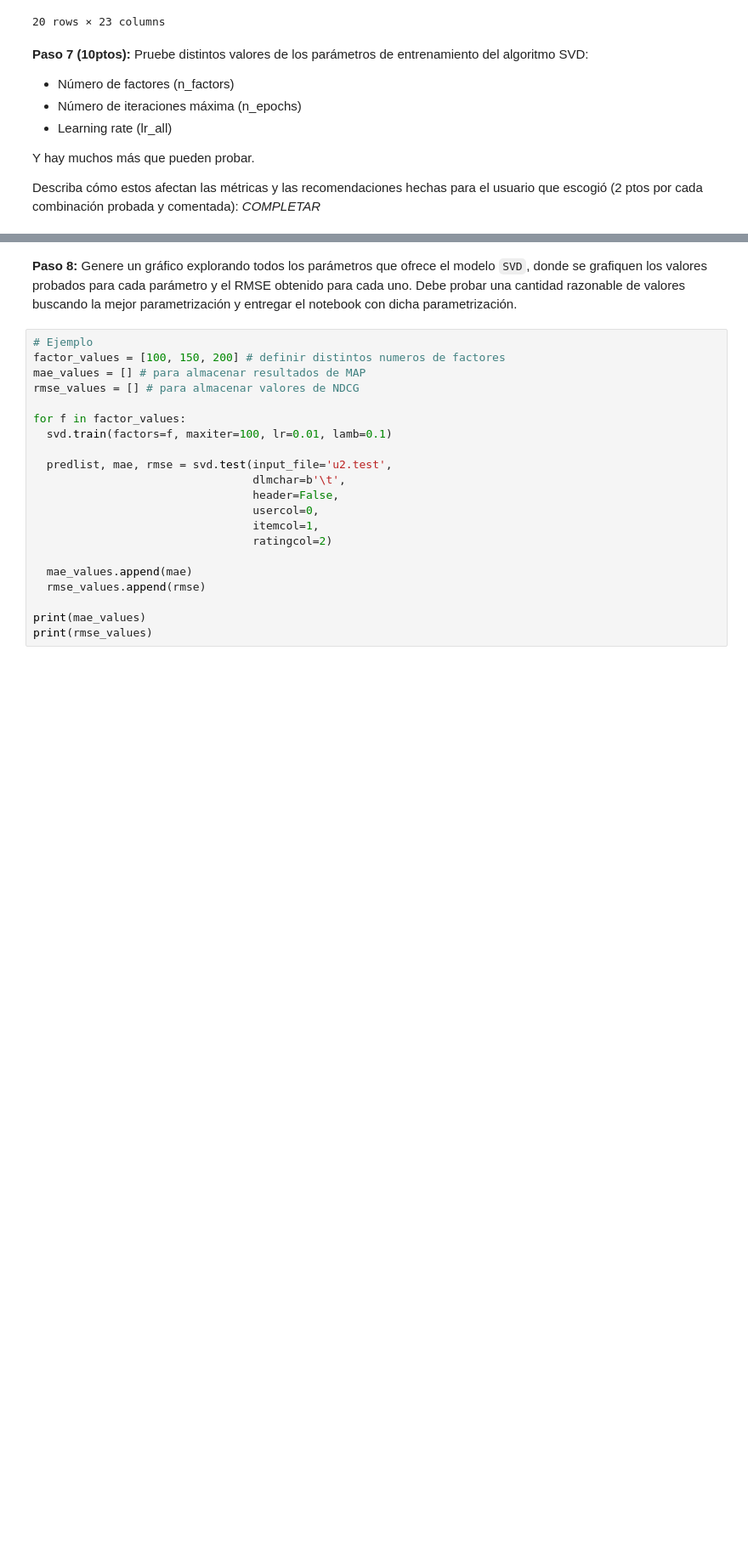
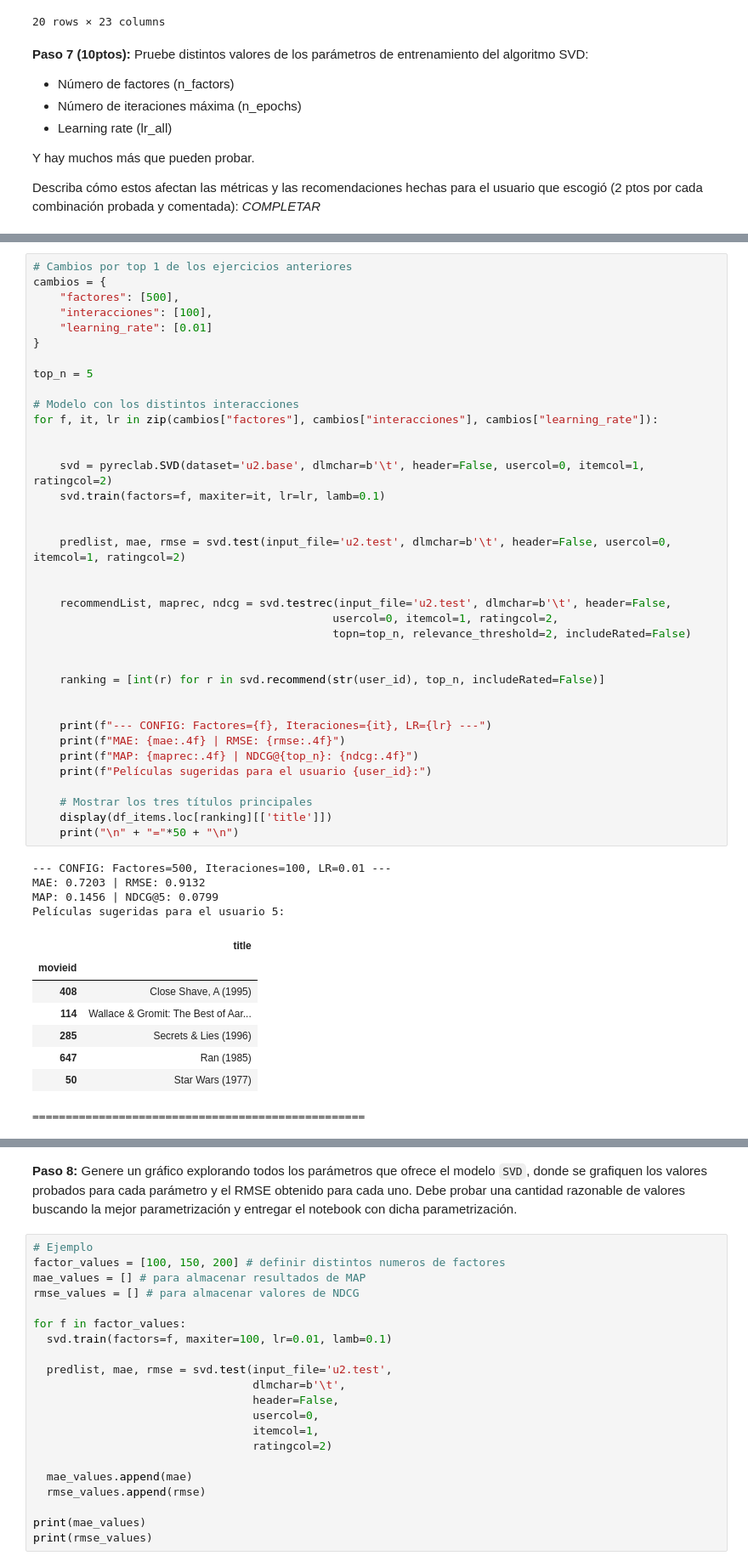
Before and after one commit to davidlealo/practicos_sisrec_2026, a Jupyter notebook: practico02/02_pyRecLab_FunkSVD_RESPUESTADLO.ipynb, the cells around one changed output, grey strips where cells are left out. Shown at 85% size. Saved outputs shown, nothing was run; the diff lists cells and outputs as text; blank space fills up the shorter version.

```diff
--- a/practico02/02_pyRecLab_FunkSVD_RESPUESTADLO.ipynb
+++ b/practico02/02_pyRecLab_FunkSVD_RESPUESTADLO.ipynb
@@ -292,0 +574,50 @@ Describa cómo estos afectan las métricas y las recomendaciones hechas para el
+# %%
+# Cambios por top 1 de los ejercicios anteriores
+cambios = {
+    "factores": [500],
+    "interacciones": [100],
+    "learning_rate": [0.01]
+}
+
+top_n = 5
+
+# Modelo con los distintos interacciones
+for f, it, lr in zip(cambios["factores"], cambios["interacciones"], cambios["learning_rate"]):
+
+
+    svd = pyreclab.SVD(dataset='u2.base', dlmchar=b'\t', header=False, usercol=0, itemcol=1, ratingcol=2)
+    svd.train(factors=f, maxiter=it, lr=lr, lamb=0.1)
+
+
+    predlist, mae, rmse = svd.test(input_file='u2.test', dlmchar=b'\t', header=False, usercol=0, itemcol=1, ratingcol=2)
+
+
+    recommendList, maprec, ndcg = svd.testrec(input_file='u2.test', dlmchar=b'\t', header=False,
+                                             usercol=0, itemcol=1, ratingcol=2,
+                                             topn=top_n, relevance_threshold=2, includeRated=False)
+
+
+    ranking = [int(r) for r in svd.recommend(str(user_id), top_n, includeRated=False)]
+
+
+    print(f"--- CONFIG: Factores={f}, Iteraciones={it}, LR={lr} ---")
+    print(f"MAE: {mae:.4f} | RMSE: {rmse:.4f}")
+    print(f"MAP: {maprec:.4f} | NDCG@{top_n}: {ndcg:.4f}")
+    print(f"Películas sugeridas para el usuario {user_id}:")
+
+    # Mostrar los tres títulos principales
+    display(df_items.loc[ranking][['title']])
+    print("\n" + "="*50 + "\n")
+# %% [output]
+--- CONFIG: Factores=500, Iteraciones=100, LR=0.01 ---
+MAE: 0.7203 | RMSE: 0.9132
+MAP: 0.1456 | NDCG@5: 0.0799
+Películas sugeridas para el usuario 5:
+|  | title |
+| movieid |  |
+| 408 | Close Shave, A (1995) |
+| 114 | Wallace & Gromit: The Best of Aar... |
+| 285 | Secrets & Lies (1996) |
+| 647 | Ran (1985) |
+| 50 | Star Wars (1977) |
+==================================================
```
Also changed, not shown: parts of 21 cells of this notebook.
